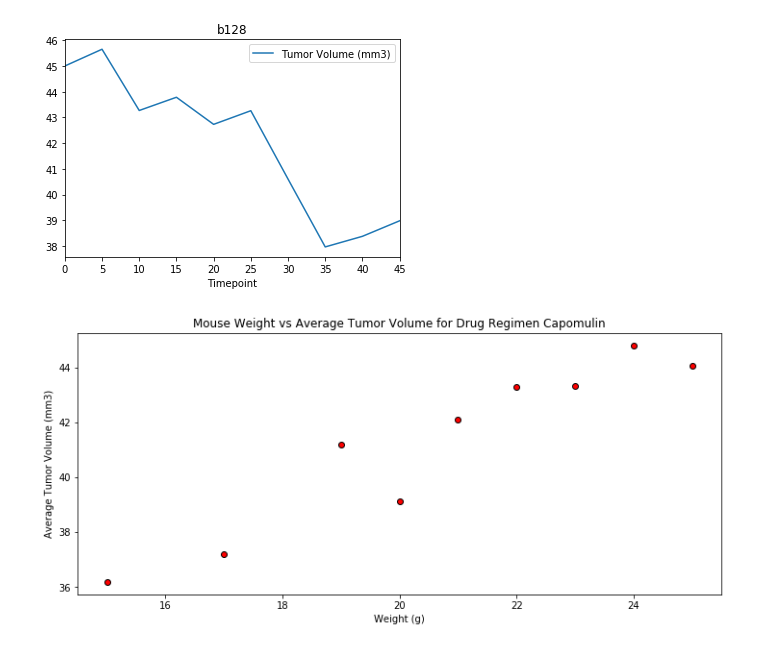
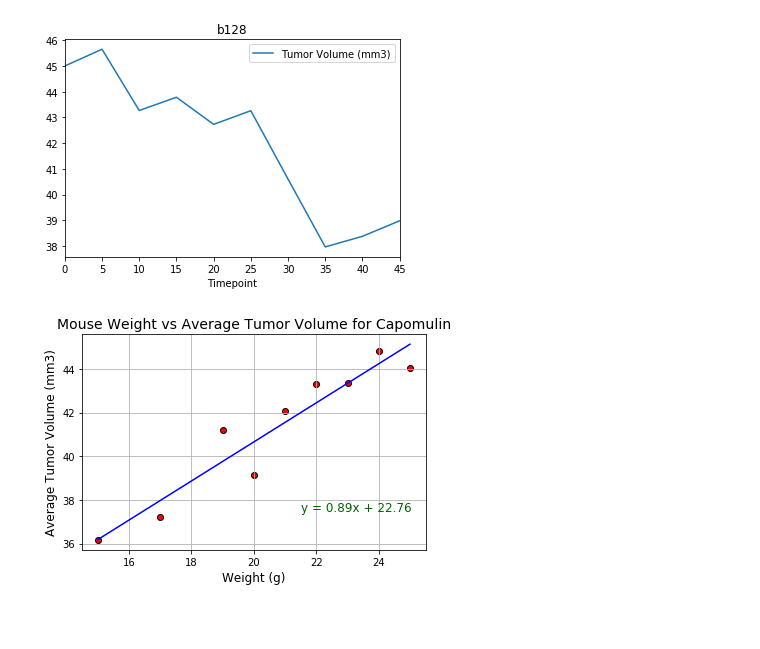
Before and after one commit to anulkar/matplotlib-challenge, a Jupyter notebook: Pymaceuticals/pymaceuticals.ipynb, the cells around one changed output. Saved outputs shown, nothing was run; the diff lists cells and outputs as text; code cells hidden in the pictures; blank space fills up the shorter version.

```diff
--- a/Pymaceuticals/pymaceuticals.ipynb
+++ b/Pymaceuticals/pymaceuticals.ipynb
@@ -230,18 +234,34 @@ for title, group in capomulin_data:
 # %%
 # Generate a scatter plot of mouse weight versus average tumor volume for the Capomulin regimen
 
 mice_weight_tumor_volume = capomulin_mice.groupby(['Weight (g)'])
 average_tumor_volume = mice_weight_tumor_volume['Tumor Volume (mm3)'].mean()
 
 avg_tumor_volume_df = pd.DataFrame(average_tumor_volume)
 mice_weight = avg_tumor_volume_df.index.tolist()
 avg_tumor_volumes = avg_tumor_volume_df['Tumor Volume (mm3)'].tolist()
 
-plt.figure(figsize=(12,5))
-plt.scatter(mice_weight, avg_tumor_volumes, marker="o", facecolors="red", edgecolors="black")
-plt.title("Mouse Weight vs Average Tumor Volume for Drug Regimen Capomulin")
-plt.xlabel("Weight (g)")
-plt.ylabel("Average Tumor Volume (mm3)")
+# Calculate the correlation coefficient and linear regression model between mouse weight and average tumor volume for the Capomulin regimen
+
+correlation_coefficient = st.pearsonr(mice_weight, avg_tumor_volumes)
+mice_weight_series = pd.Series(mice_weight)
+avg_tumor_volumes_series = pd.Series(avg_tumor_volumes)
+
+(slope, intercept, rvalue, pvalue, stderr) = st.linregress(mice_weight_series, avg_tumor_volumes_series)
+regress_values = mice_weight_series * slope + intercept
+line_equation = "y = " + str(round(slope,2)) + "x + " + str(round(intercept,2))
+
+fig, ax = plt.subplots()
+ax.scatter(mice_weight, avg_tumor_volumes, facecolors='red', edgecolors='black')
+ax.set_title('Mouse Weight vs Average Tumor Volume for Capomulin', fontsize=14)
+ax.set_xlabel('Weight (g)', fontsize=12)
+ax.set_ylabel('Average Tumor Volume (mm3)', fontsize=12)
+
+# Plot the linear regression model on top of the scatter plot.
+ax.plot(mice_weight_series, regress_values, 'r-', color='blue')
+ax.annotate(line_equation, (21.5,37.5), fontsize=12, color='darkgreen')
+ax.grid(True)
+fig.tight_layout()
 plt.show()
 # %% [output]
-[figure, old version]
+[figure, new version]
```
Also changed, not shown: parts of 7 cells of this notebook.
